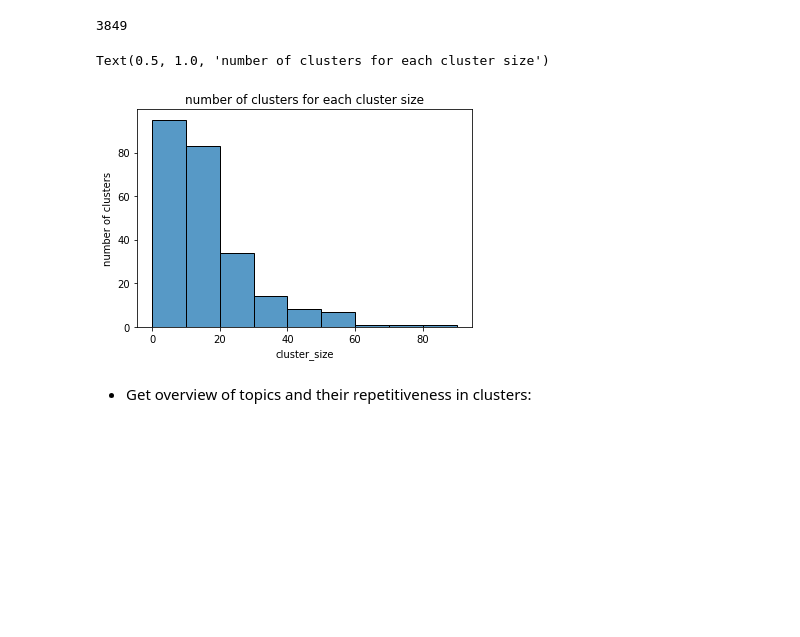
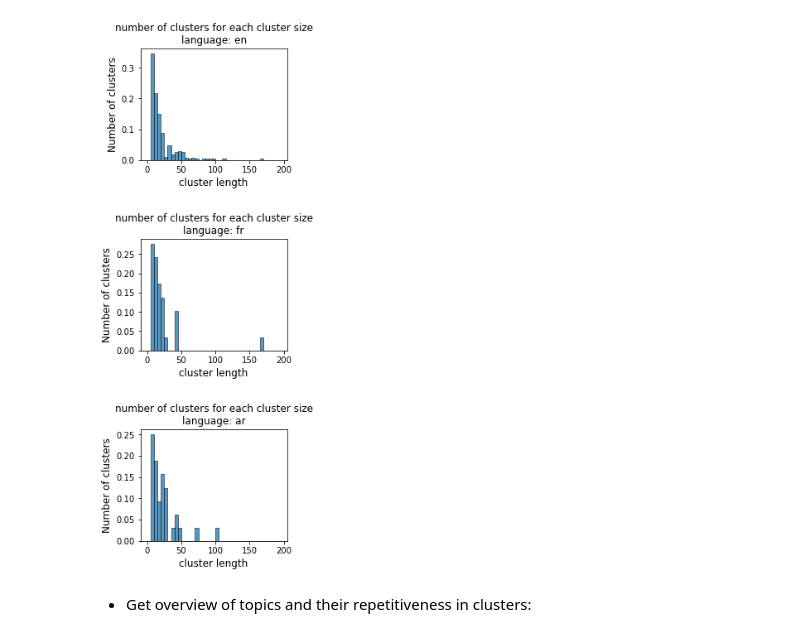
Before and after one commit to sfekih/hum_orgs_attacks_detection, a Jupyter notebook: get_relevant_tweets.ipynb, the cells around one changed output. Cells and saved outputs as stored; diff of their text form; code cells hidden in the pictures; blank space fills up the shorter version.

```diff
--- a/get_relevant_tweets.ipynb
+++ b/get_relevant_tweets.ipynb
@@ -34,0 +71,9 @@ df
+# %%
+en_hdbscan = pd.read_csv('generated_data_decompressed/partitions_en_hdbscan_final.csv')
+print(f'For the English language, we have {en_hdbscan.shape[0]} filtered tweets')
+
+fr_hdbscan = pd.read_csv('generated_data_decompressed/partitions_fr_hdbscan_final.csv')
+print(f'For the French language, we have {fr_hdbscan.shape[0]} filtered tweets')
+
+ar_hdbscan = pd.read_csv('generated_data_decompressed/partitions_ar_hdbscan_final.csv')
+print(f'For the Arabic language, we have {ar_hdbscan.shape[0]} filtered tweets')
@@ -39,15 +137,27 @@ percentage of non clustered entries is: 40.0%
-# %%
-(df.partition==-1).sum()
-# %% [output]
-3849
-# %%
-clusters = df[['partition', 'cluster_size', 'topic']].drop_duplicates().iloc[1:]
-sns.histplot(clusters.cluster_size, bins=[i*10 for i in range (10)])
-plt.ylabel('number of clusters')
-plt.title('number of clusters for each cluster size')
-# %% [output]
-Text(0.5, 1.0, 'number of clusters for each cluster size')
-[figure, removed]
+# %%
+fig, axes = plt.subplots(3, 1, figsize=(4, 10), facecolor='white')
+
+i = 0
+for language_tmp, df in lang_to_df.items():
+    clusters = df[['partition', 'cluster_size', 'topic']].drop_duplicates().iloc[1:]
+    sns.histplot(clusters.cluster_size, bins=[i*5 for i in range (40)], ax=axes[i], stat='probability')
+    plt.ylabel('number of clusters')
+    axes[i].set_title(f'number of clusters for each cluster size\nlanguage: {language_tmp}')
+
+
+    #plt.xlabel('f1 score', fontsize=14)
+    axes[i].set_xlabel('cluster length', size=12)
+    axes[i].set_ylabel('Number of clusters', size=12)
+
+    i += 1
+
+fig.tight_layout(pad=3.0)
+
+#plt.suptitle('Histograms of clusters lenghths for English, French and Arabic\n', fontsize=16)
+
+plt.savefig('photos/hists_cluster_lengths.png', bbox_inches="tight")
+# %% [output]
+[figure, added]
 # %%
 def get_bool_one_kw_one_row(topics_list, needed_topic: str):
     if type(topics_list) is str:
```
Also changed, not shown: parts of 38 cells of this notebook.
